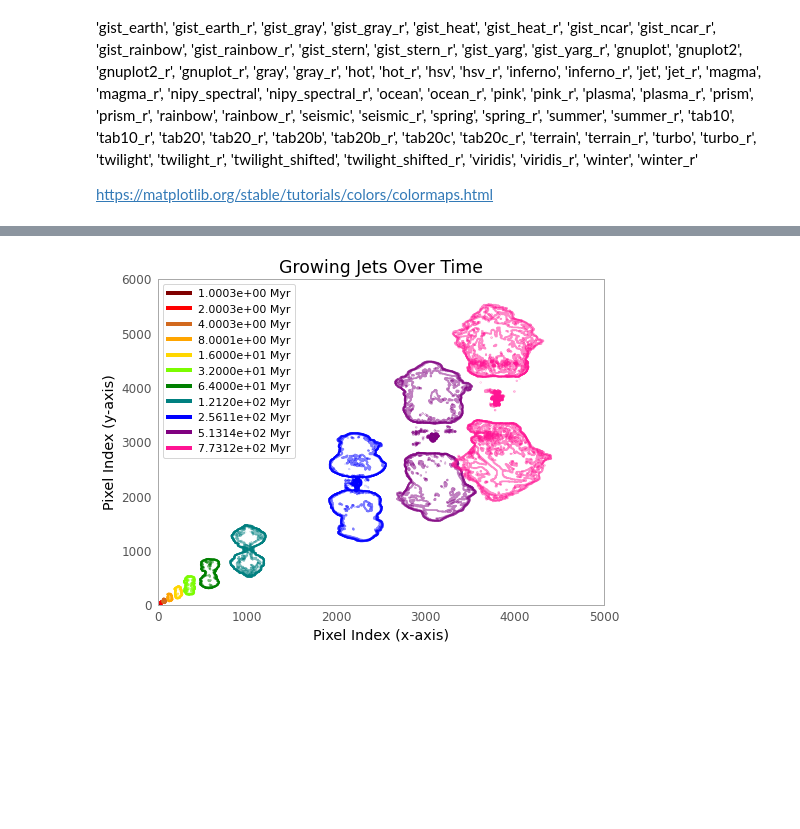
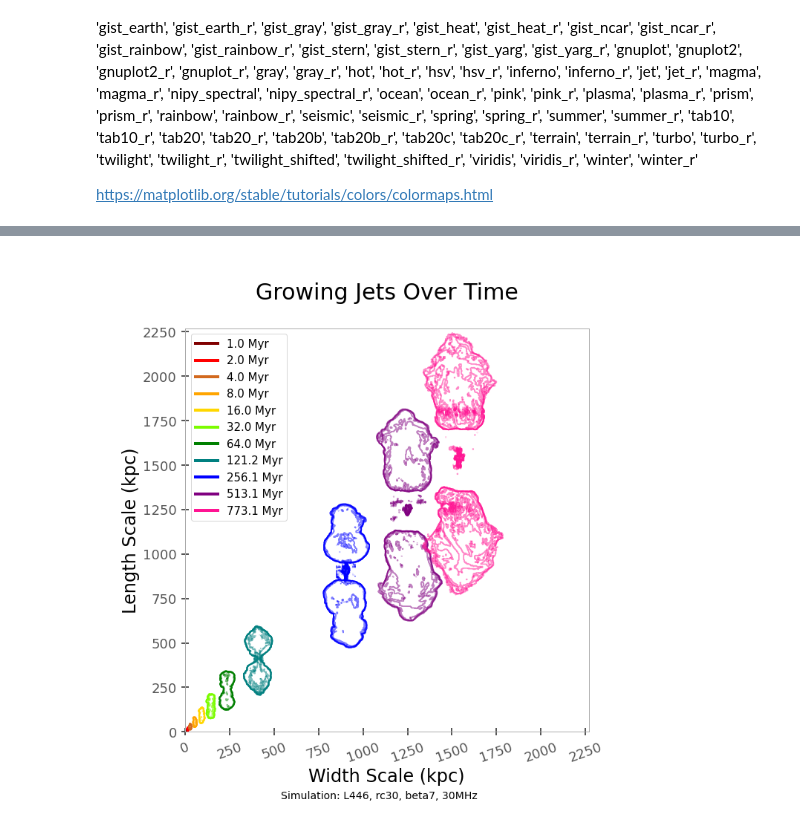
Before and after one commit to SolSamuels/Samuels_JetSimulationWork, a Jupyter notebook: ImageCreator_Contour.ipynb, the cells around one changed output, grey strips where cells are left out. Drawn from its saved outputs; the diff is of its cells as text; code cells hidden in the pictures; blank space fills up the shorter version.

Commit message:
Image Programs and Quadrupole Updated

```diff
--- a/ImageCreator_Contour.ipynb
+++ b/ImageCreator_Contour.ipynb
@@ -47,12 +47,16 @@ if total_files > 0:
             #Displays FITS Image title, time index, and pixel size
             sim_title = fits_image_hdul[0].header['OBJECT']
             sim_time = fits_image_hdul[0].header['TIME']
-            sim_time_lst.append(sim_time)
+
 
             sim_time = round(float(sim_time[:-4]), 1)
             print("Simulation Title: {}".format(sim_title))
             print("Time index: {}".format(sim_time))
+            sim_time_lst.append(sim_time)
 
+            pixel = fits_image_hdul[0].header['CDELT1']
+            pixel_size = float(pixel[:-3])
+            print("Pixel Size: {}".format(pixel_size))
 
             for i in range(image_data.shape[0]):
                 for j in range(image_data.shape[1]):
@@ -128,8 +138,20 @@ Time index: 32.0
 [figure]
 ... (10 outputs left out)
 # %%
+plt.rcParams["figure.figsize"] = (12,10)
+
 #image_data_lst.reverse()
 colorss = ["maroon", "red", "chocolate", "orange", "gold", "lawngreen", "green", "teal", "blue", "purple", "deeppink", "crimson"]
+
+pix_ticks = []
+kpc_ticks = [0, 250, 500, 750, 1000, 1250, 1500, 1750, 2000, 2250]
+kpc_ticks_str = []
+for value in kpc_ticks:
+    jet_size_cm = (value * 1e3) * 3.086e18
+    pixel_val = round(jet_size_cm / pixel_size, 4)
+    pix_ticks.append(pixel_val)
+    kpc_ticks_str.append(str(value))
+
 
 col_count = 0
 
@@ -138,49 +160,89 @@ for image_data in image_data_lst:
     plt.contour(image_data, levels=np.logspace(-10, 0, 10), colors = color, alpha=0.5)
     col_count += 1
 
-plt.xlim([0, 5000])
-plt.ylim([0, 6000])
-plt.xlabel("Pixel Index (x-axis)")
-plt.ylabel("Pixel Index (y-axis)")
-plt.title("Growing Jets Over Time")
+plt.xlim([0, 5600])
+plt.ylim([0, 5600])
+axes=plt.gca()
+axes.set_aspect('equal')
+plt.xlabel("Width Scale (kpc)\n", fontsize=24)
+plt.ylabel("\nLength Scale (kpc)", fontsize=24)
+plt.yticks(ticks=pix_ticks, labels=kpc_ticks_str, fontsize=18)
+plt.xticks(ticks=pix_ticks, labels=kpc_ticks_str, rotation=20, fontsize=18)
+plt.tick_params(axis='both', direction ="inout", length=10, width=2)
+plt.title("\nGrowing Jets Over Time\n", fontsize=30)
+plt.figtext(0.5, 0, "Simulation: L446, rc30, beta7, 30MHz", wrap=True, horizontalalignment='center', fontsize=14)
 
 legend_elements = []
 
 for i in range(len(sim_time_lst)):
-    legend_elements.append(Line2D([0], [0], color='{}'.format(colorss[i]), lw=4, label='{}'.format(sim_time_lst[i])))
+    legend_elements.append(Line2D([0], [0], color='{}'.format(colorss[i]), lw=4, label='{} Myr'.format(sim_time_lst[i])))
 
-plt.legend(handles=legend_elements, loc = "upper left",  prop={'size': 11})
+plt.legend(handles=legend_elements, loc = "upper left", prop={'size': 15})
 
 plt.show()
+
+
+
+pix_ticks = []
+kpc_ticks = [0, 100, 200, 300, 400, 500, 600]
+kpc_ticks_str = []
+for value in kpc_ticks:
+    jet_size_cm = (value * 1e3) * 3.086e18
+    pixel_val = round(jet_size_cm / pixel_size, 4)
+    pix_ticks.append(pixel_val)
+    kpc_ticks_str.append(str(value))
 
 
 col_count = 0
 for image_data in image_data_lst:
     color = colorss[col_count]
     plt.contour(image_data, levels=np.logspace(-10, 0, 10), colors = color, alpha=0.5)
     col_count += 1
 
-plt.xlim([0, 1400])
+plt.xlim([0, 1500])
 plt.ylim([0, 1500])
-plt.xlabel("Pixel Index (x-axis)")
-plt.ylabel("Pixel Index (y-axis)")
-plt.title("Growing Jets Over Time (Zoomed in)")
-plt.legend(handles=legend_elements[:-3], loc = "upper left",  prop={'size': 10})
+axes=plt.gca()
+axes.set_aspect('equal')
+plt.xlabel("Width Scale (kpc)", fontsize=24)
+plt.ylabel("\nLength Scale (kpc)", fontsize=24)
+plt.yticks(ticks=pix_ticks, labels=kpc_ticks_str, fontsize=18)
+plt.xticks(ticks=pix_ticks, labels=kpc_ticks_str, fontsize=18)
+plt.tick_params(axis='both', direction ="inout", length=10, width=2)
+plt.title("\nGrowing Jets Over Time\n", fontsize=30)
+plt.figtext(0.5, 0.01, "Simulation: L446, rc30, beta7, 30MHz", wrap=True, horizontalalignment='center', fontsize=14)
+plt.legend(handles=legend_elements[:-3], loc = "upper left",  prop={'size': 15})
 plt.show()
+
+
+
+pix_ticks = []
+kpc_ticks = [0, 25, 50, 75, 100, 125, 150]
+kpc_ticks_str = []
+for value in kpc_ticks:
+    jet_size_cm = (value * 1e3) * 3.086e18
+    pixel_val = round(jet_size_cm / pixel_size, 4)
+    pix_ticks.append(pixel_val)
+    kpc_ticks_str.append(str(value))
 
 
 col_count = 0
 for image_data in image_data_lst:
     color = colorss[col_count]
     plt.contour(image_data, levels=np.logspace(-10, 0, 10), colors = color, alpha=0.5)
     col_count += 1
 
-plt.xlim([0, 300])
-plt.ylim([0, 400])
-plt.xlabel("Pixel Index (x-axis)")
-plt.ylabel("Pixel Index (y-axis)")
-plt.title("Growing Jets Over Time (Zoomed in More)")
-plt.legend(handles=legend_elements[:-6], loc = "upper left",  prop={'size': 10})
+plt.xlim([0, 380])
+plt.ylim([0, 380])
+axes=plt.gca()
+axes.set_aspect('equal')
+plt.xlabel("Width Scale (kpc)", fontsize=24)
+plt.ylabel("\nLength Scale (kpc)", fontsize=24)
+plt.yticks(ticks=pix_ticks, labels=kpc_ticks_str, fontsize=18)
+plt.xticks(ticks=pix_ticks, labels=kpc_ticks_str, fontsize=18)
+plt.tick_params(axis='both', direction ="inout", length=10, width=2)
+plt.title("\nGrowing Jets Over Time\n", fontsize=30)
+plt.figtext(0.5, 0.01, "Simulation: L446, rc30, beta7, 30MHz", wrap=True, horizontalalignment='center', fontsize=14)
+plt.legend(handles=legend_elements[:-5], loc = "upper left",  prop={'size': 15})
 plt.show()
 # %% [output]
-[figure, old version]
+[figure, new version]
```
Also changed, not shown: parts of 2 cells of this notebook, 4 other files.
